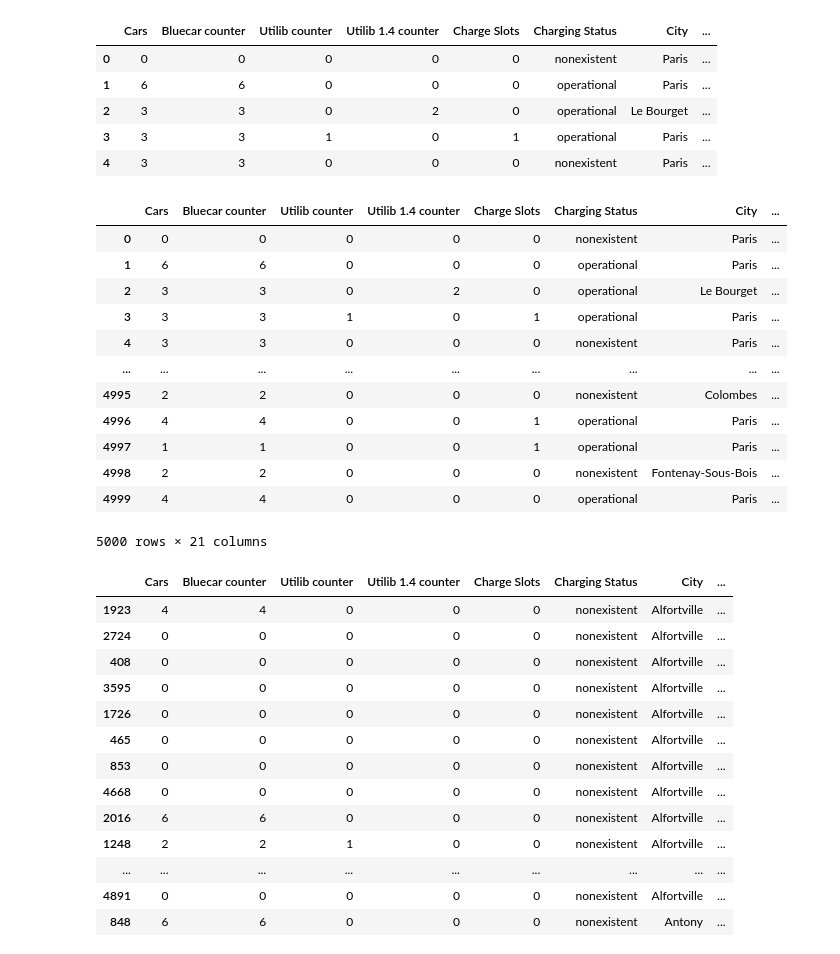
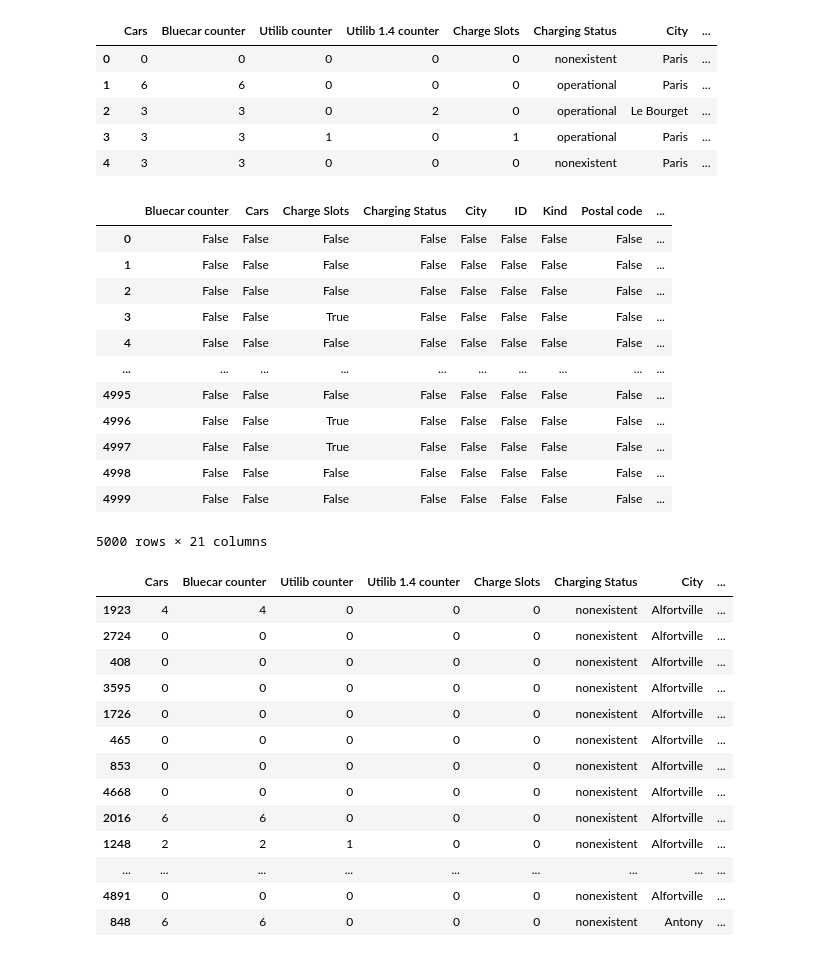
Before and after one commit to blvcksand/Moringa_Data_Science_Prep_W4_Independent_Project_2019_06_Lee_Wainaina_Python_Notebook, a Jupyter notebook: Moringa_Data_Science_Prep_W4_Independent_Project_2019_06_Lee_Wainaina_Python_Notebook.ipynb, the cells around one changed output. Saved outputs shown, nothing was run; the diff lists cells and outputs as text; code cells hidden in the pictures.

```diff
--- a/Moringa_Data_Science_Prep_W4_Independent_Project_2019_06_Lee_Wainaina_Python_Notebook.ipynb
+++ b/Moringa_Data_Science_Prep_W4_Independent_Project_2019_06_Lee_Wainaina_Python_Notebook.ipynb
@@ -76,24 +80,40 @@ df1.head()
 | 2 | 3 | 3 | 0 | 2 | 0 | operational | Le Bourget | ... |
 | 3 | 3 | 3 | 1 | 0 | 1 | operational | Paris | ... |
 | 4 | 3 | 3 | 0 | 0 | 0 | nonexistent | Paris | ... |
-# %%
-# checking whether The cars and Bluecar counter are Equal (should be equal)
-data_clean = df1[df1['Cars'] != 'Bluecar counter']
-data_clean
-# %% [output]
-|  | Cars | Bluecar counter | Utilib counter | Utilib 1.4 counter | Charge Slots | Charging Status | City | ... |
-| 0 | 0 | 0 | 0 | 0 | 0 | nonexistent | Paris | ... |
-| 1 | 6 | 6 | 0 | 0 | 0 | operational | Paris | ... |
-| 2 | 3 | 3 | 0 | 2 | 0 | operational | Le Bourget | ... |
-| 3 | 3 | 3 | 1 | 0 | 1 | operational | Paris | ... |
-| 4 | 3 | 3 | 0 | 0 | 0 | nonexistent | Paris | ... |
-| ... | ... | ... | ... | ... | ... | ... | ... | ... |
-| 4995 | 2 | 2 | 0 | 0 | 0 | nonexistent | Colombes | ... |
-| 4996 | 4 | 4 | 0 | 0 | 1 | operational | Paris | ... |
-| 4997 | 1 | 1 | 0 | 0 | 1 | operational | Paris | ... |
-| 4998 | 2 | 2 | 0 | 0 | 0 | nonexistent | Fontenay-Sous-Bois | ... |
-| 4999 | 4 | 4 | 0 | 0 | 0 | operational | Paris | ... |
-5000 rows × 21 columns
+# %%
+# Outliers
+# Data Cleaning Action: checking for outliers using IQR Scores
+#
+
+
+Q1 = df1.quantile(0.25)
+Q3 = df1.quantile(0.75)
+
+IQR = Q3 - Q1
+
+
+(df1 < (Q1 - 1.5 * IQR)) |(df1> (Q3 + 1.5 * IQR))
+
+
+# The two commented lines of code below can be used to drop the outliers but for now I will not drop them
+
+#df1_no_outlier = dfc[~((df1 < (Q1 - 1.5 * IQR)) | (df1 > (Q3 + 1.5 * IQR))).any(axis = 1)]
+
+# df1_no_outlier
+# %% [output]
+|  | Bluecar counter | Cars | Charge Slots | Charging Status | City | ID | Kind | Postal code | ... |
+| 0 | False | False | False | False | False | False | False | False | ... |
+| 1 | False | False | False | False | False | False | False | False | ... |
+| 2 | False | False | False | False | False | False | False | False | ... |
+| 3 | False | False | True | False | False | False | False | False | ... |
+| 4 | False | False | False | False | False | False | False | False | ... |
+| ... | ... | ... | ... | ... | ... | ... | ... | ... | ... |
+| 4995 | False | False | False | False | False | False | False | False | ... |
+| 4996 | False | False | True | False | False | False | False | False | ... |
+| 4997 | False | False | True | False | False | False | False | False | ... |
+| 4998 | False | False | False | False | False | False | False | False | ... |
+| 4999 | False | False | False | False | False | False | False | False | ... |
+5000 rows × 21 columns
 # %%
 # sorting ID of the station
 df1.sort_values(["ID","day","hour","minute"], ascending=[True,True,True,True])[10:50]
```
Also changed, not shown: parts of 13 cells of this notebook.
